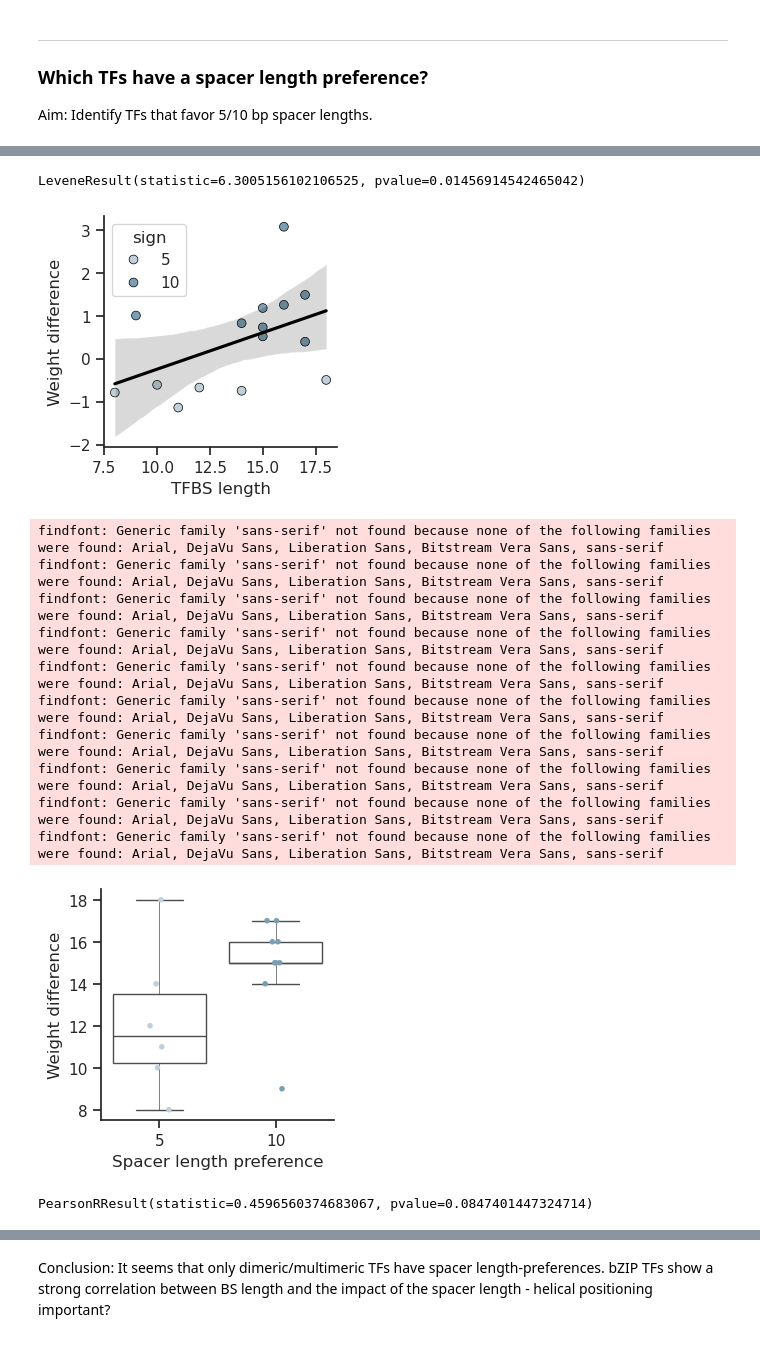
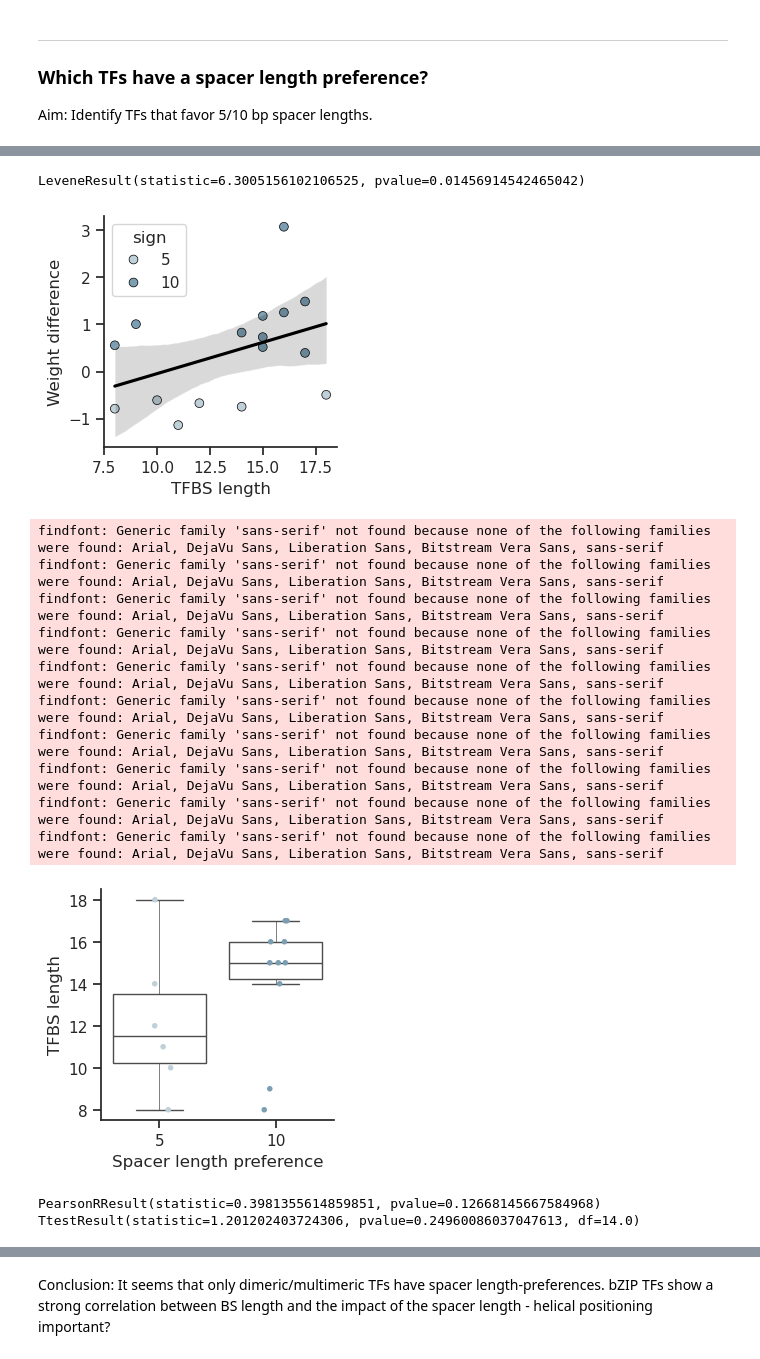
Before and after one commit to mtrauernicht/TF_MPRA, a Jupyter notebook: py_analysis/Fig2_linear_model.ipynb, the cells around one changed output, grey strips where cells are left out. Cells and saved outputs as stored; diff of their text form; code cells hidden in the pictures.

```diff
--- a/py_analysis/Fig2_linear_model.ipynb
+++ b/py_analysis/Fig2_linear_model.ipynb
@@ -598,7 +598,7 @@ levene_stat = levene(monomer_weights, dimer_multimer_weights)
 print(levene_stat)
 
 ## Plot BS length vs weight difference
-sign_spacers = weight_spacing_length2[(weight_spacing_length2['sign'] != 'no') & (weight_spacing_length2['mode2'] == 'dimer/multimer')]
+sign_spacers = weight_spacing_length2[(weight_spacing_length2['sign'] != 'no')]
 
 sns.set(style='ticks')
 plt.figure(figsize=(3, 3))
@@ -618,7 +618,7 @@ sns.stripplot(data=sign_spacers, x='sign', y='BS_length', jitter=True, size=4, h
 sns.boxplot(data=sign_spacers, x='sign', y='BS_length', showcaps=True,
             boxprops={'facecolor':'None'}, showfliers=False, whiskerprops={'linewidth':0.5})
 plt.xlabel('Spacer length preference')
-plt.ylabel('Weight difference')
+plt.ylabel('TFBS length')
 sns.despine()
 
 # Save as pdf
@@ -630,6 +630,12 @@ from scipy.stats import pearsonr
 
 correlation = pearsonr(sign_spacers['BS_length'], sign_spacers['weight'])
 print(correlation);
+
+# Perform t-test to compare signs
+from scipy.stats import ttest_ind
+
+ttest = ttest_ind(sign_spacers[sign_spacers['sign'] == '10']['BS_length'], sign_spacers[sign_spacers['sign'] == '5']['BS_length'])
+print(ttest);
 # %% [output]
 findfont: Generic family 'sans-serif' not found because none of the following families were found: Arial, DejaVu Sans, Liberation Sans, Bitstream Vera Sans, sans-serif
 findfont: Generic family 'sans-serif' not found because none of the following families were found: Arial, DejaVu Sans, Liberation Sans, Bitstream Vera Sans, sans-serif
@@ -663,5 +668,5 @@ findfont: Generic family 'sans-serif' not found because none of the following fa
 LeveneResult(statistic=6.3005156102106525, pvalue=0.01456914542465042)
-[figure, old version]
+[figure, new version]
 findfont: Generic family 'sans-serif' not found because none of the following families were found: Arial, DejaVu Sans, Liberation Sans, Bitstream Vera Sans, sans-serif
 findfont: Generic family 'sans-serif' not found because none of the following families were found: Arial, DejaVu Sans, Liberation Sans, Bitstream Vera Sans, sans-serif
 findfont: Generic family 'sans-serif' not found because none of the following families were found: Arial, DejaVu Sans, Liberation Sans, Bitstream Vera Sans, sans-serif
@@ -672,5 +677,6 @@ findfont: Generic family 'sans-serif' not found because none of the following fa
 findfont: Generic family 'sans-serif' not found because none of the following families were found: Arial, DejaVu Sans, Liberation Sans, Bitstream Vera Sans, sans-serif
 findfont: Generic family 'sans-serif' not found because none of the following families were found: Arial, DejaVu Sans, Liberation Sans, Bitstream Vera Sans, sans-serif
 findfont: Generic family 'sans-serif' not found because none of the following families were found: Arial, DejaVu Sans, Liberation Sans, Bitstream Vera Sans, sans-serif
-[figure, old version]
+[figure, new version]
-PearsonRResult(statistic=0.4596560374683067, pvalue=0.0847401447324714)
+PearsonRResult(statistic=0.3981355614859851, pvalue=0.12668145667584968)
+TtestResult(statistic=1.201202403724306, pvalue=0.24960086037047613, df=14.0)
```
Also changed, not shown: parts of 7 cells of this notebook, 6 other files.
